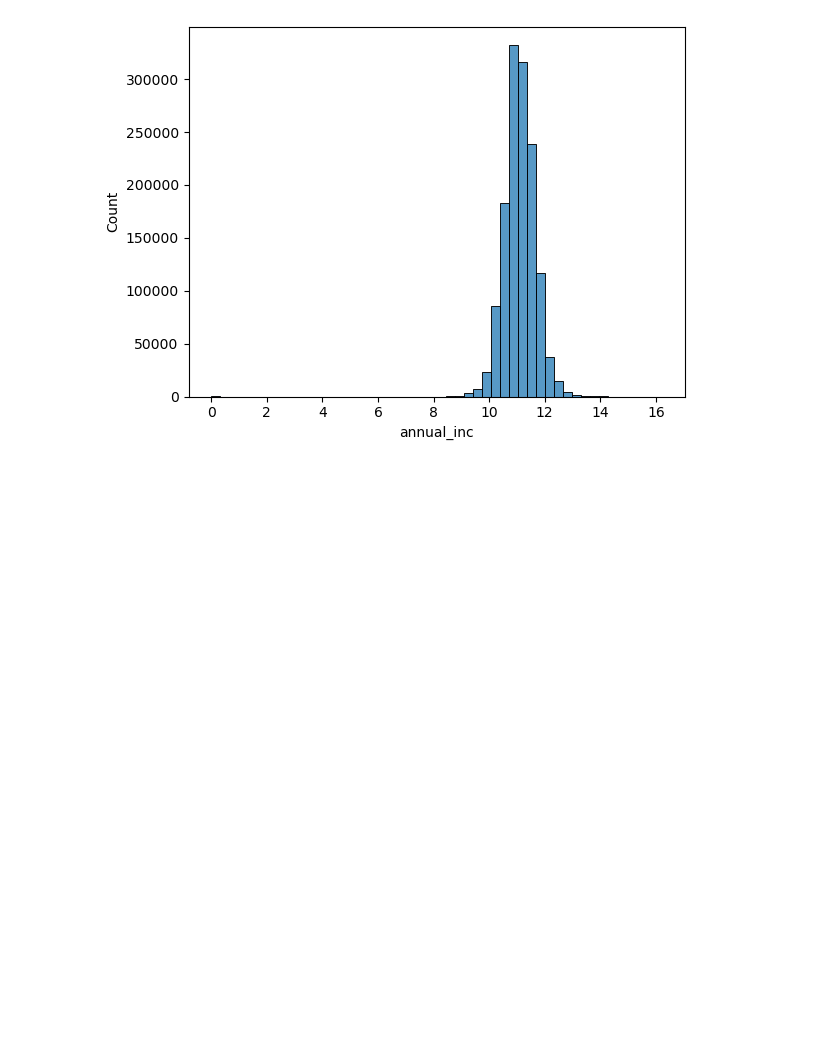
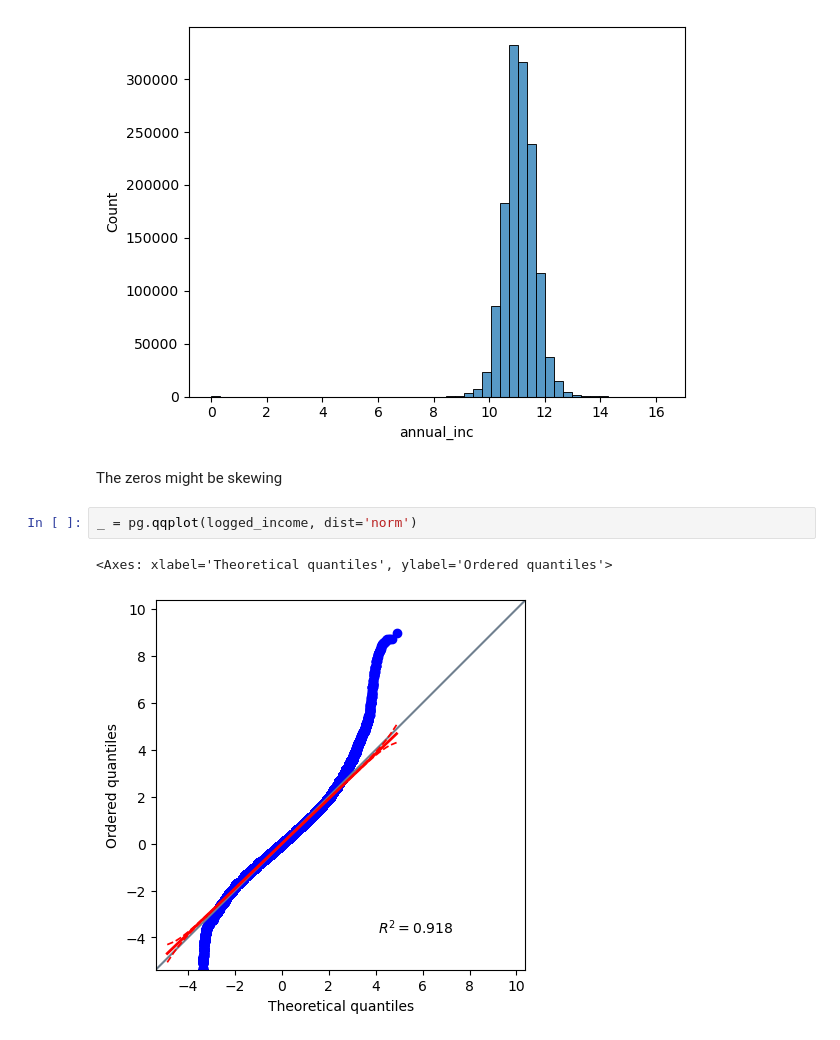
Before and after one commit to ivankching/storytelling, a Jupyter notebook: Lending Club - credit scoring/eda_accepted.ipynb, the cells around one changed output. Drawn from its saved outputs; the diff is of its cells as text; blank space fills up the shorter version.

```diff
--- a/Lending Club - credit scoring/eda_accepted.ipynb
+++ b/Lending Club - credit scoring/eda_accepted.ipynb
@@ -648,3 +649,10 @@ logged_income = np.log(accepted["annual_inc"] + 1)
 _ = sns.histplot(logged_income, bins=50)
 # %% [output]
 [figure]
+# %% [markdown]
+The zeros might be skewing
+# %%
+_ = pg.qqplot(logged_income, dist='norm')
+# %% [output]
+<Axes: xlabel='Theoretical quantiles', ylabel='Ordered quantiles'>
+[figure, added]
```
Also changed, not shown: parts of 23 cells of this notebook.
